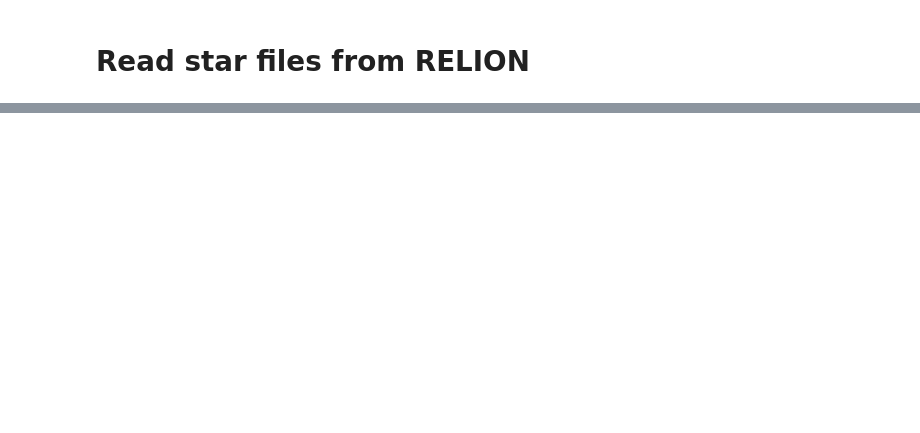
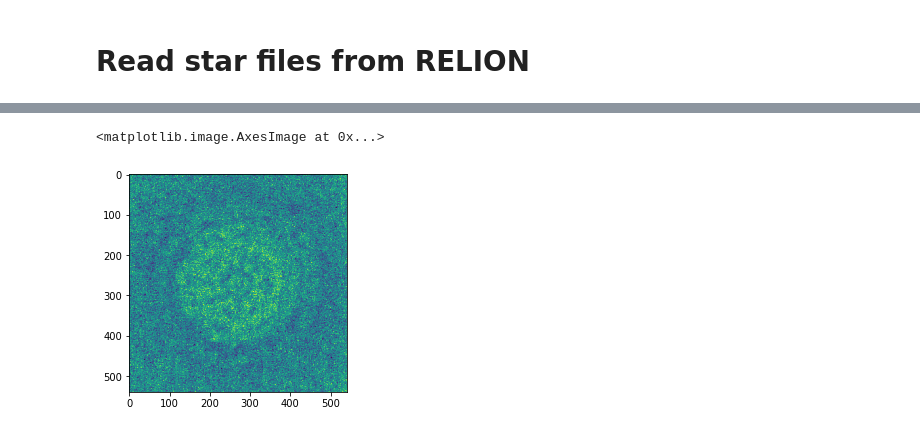
Before and after one commit to slaclab/cryoEM-notebooks, a Jupyter notebook: notebooks/Interfaces/RELION reader.ipynb, the cells around one changed output, grey strips where cells are left out. Saved outputs shown, nothing was run; the diff lists cells and outputs as text; code cells hidden in the pictures; blank space fills up the shorter version.

```diff
--- a/notebooks/Interfaces/RELION reader.ipynb
+++ b/notebooks/Interfaces/RELION reader.ipynb
@@ -13,0 +52,11 @@ starfile='/Users/fpoitevi/gdrive/cryoEM/Projects/20181005-rib-TEM4/processing/Ex
+# %%
+import h5py
+data = h5py.File(hdf5file, 'r')
+# %%
+data.keys()
+particles = data['particles']
+# %%
+plt.imshow(np.mean(particles, axis=0))
+# %% [output]
+<matplotlib.image.AxesImage at 0x...>
+[figure, added]
```
Also changed, not shown: parts of 27 cells of this notebook, 1 other file.
